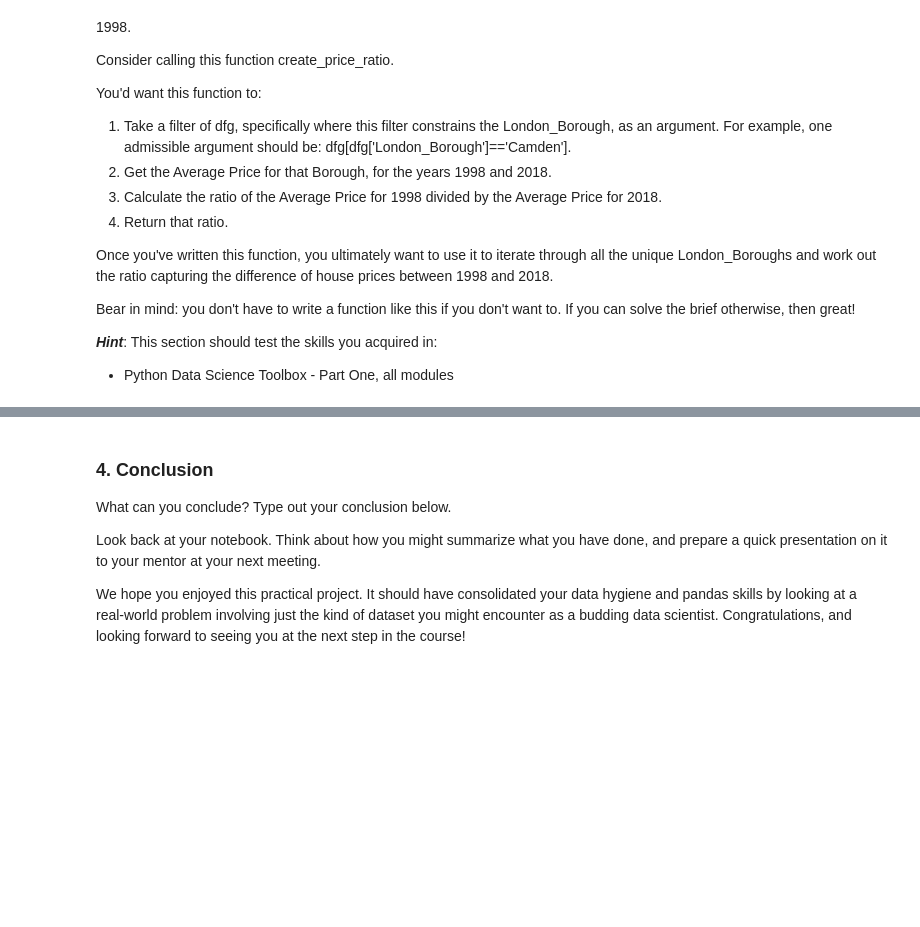
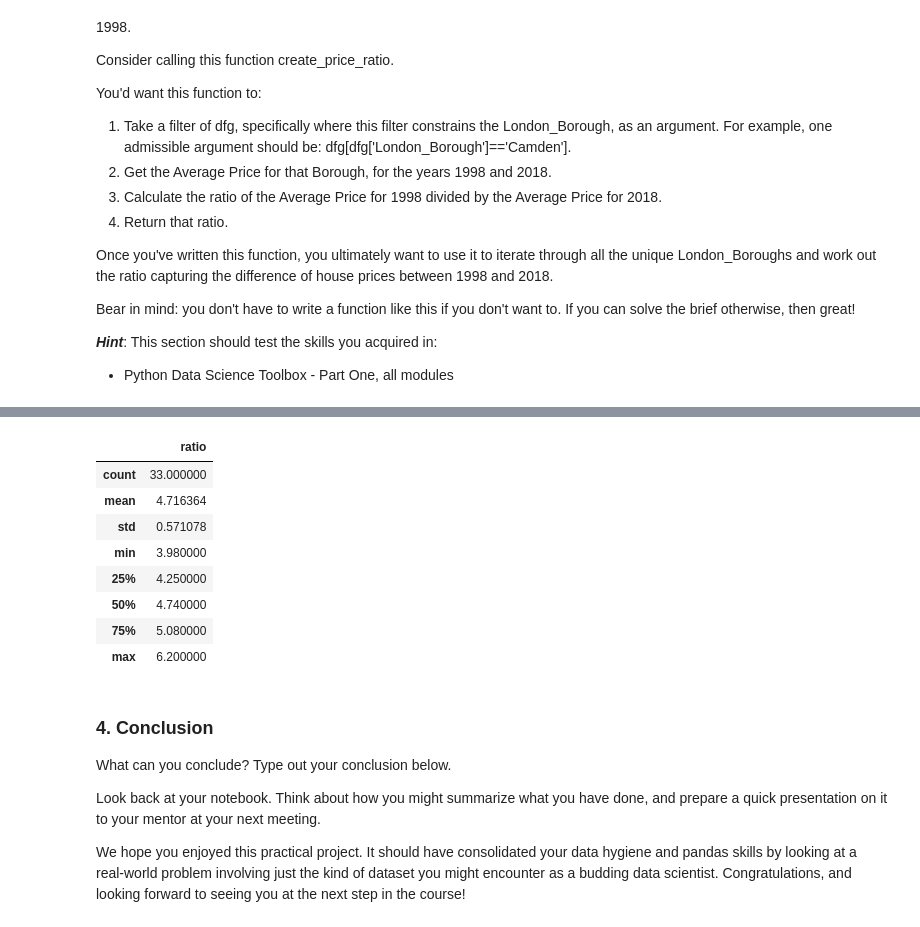
Before and after one commit to akshatgarg7/week4_springboard, a Jupyter notebook: Unit 4 Challenge - Tier 3.ipynb, the cells around one changed output, grey strips where cells are left out. Cells and saved outputs as stored; diff of their text form; code cells hidden in the pictures; blank space fills up the shorter version.

```diff
--- a/Unit 4 Challenge - Tier 3.ipynb
+++ b/Unit 4 Challenge - Tier 3.ipynb
@@ -531,3 +650,15 @@ Bear in mind: you don't have to write a function like this if you don't want to.
+# %%
+ratio_df_T.describe()
+# %% [output]
+|  | ratio |
+| count | 33.000000 |
+| mean | 4.716364 |
+| std | 0.571078 |
+| min | 3.980000 |
+| 25% | 4.250000 |
+| 50% | 4.740000 |
+| 75% | 5.080000 |
+| max | 6.200000 |
 # %% [markdown]
 ### 4. Conclusion
 What can you conclude? Type out your conclusion below.
```
Also changed, not shown: parts of 15 cells of this notebook.
